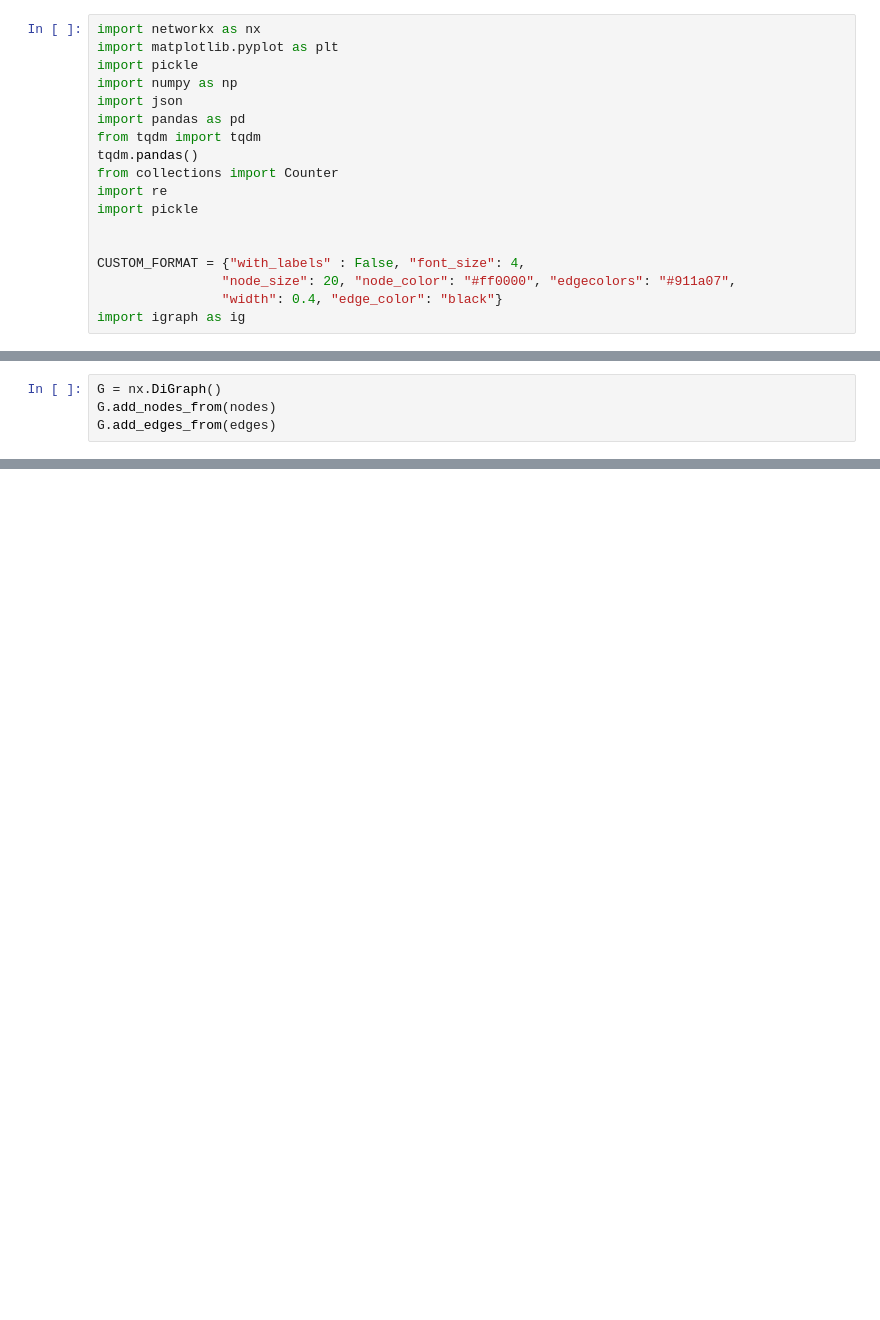
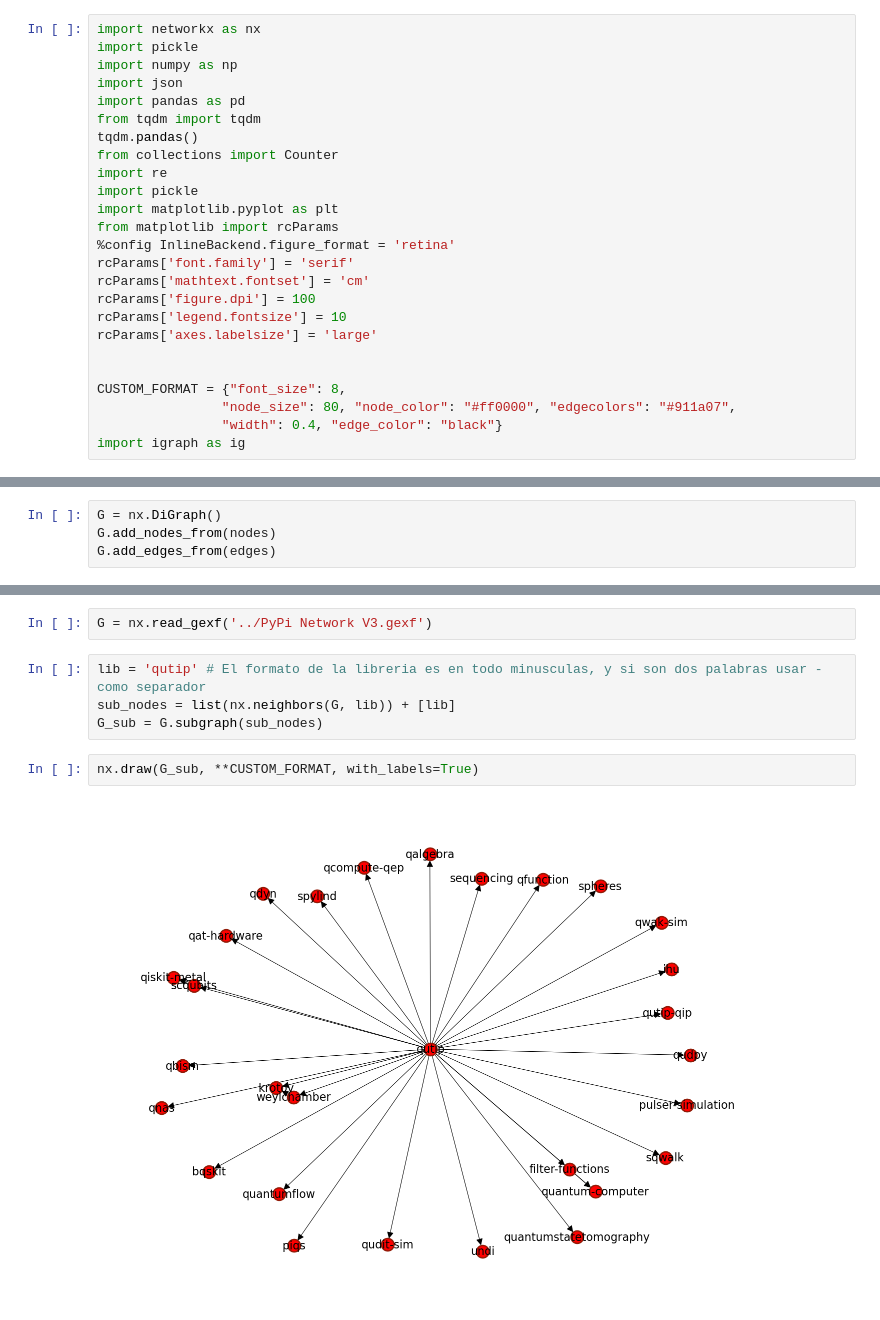
Before and after one commit to facundojgarcia02/CoNet, a Jupyter notebook: Tp Final/analysis/EDA.ipynb, the cells around one changed output, grey strips where cells are left out. Saved outputs shown, nothing was run; the diff lists cells and outputs as text; blank space fills up the shorter version.

```diff
--- a/Tp Final/analysis/EDA.ipynb
+++ b/Tp Final/analysis/EDA.ipynb
@@ -1,6 +1,5 @@
 # %%
 import networkx as nx
-import matplotlib.pyplot as plt
 import pickle
 import numpy as np
 import json
@@ -10,10 +9,18 @@ tqdm.pandas()
 from collections import Counter
 import re
 import pickle
+import matplotlib.pyplot as plt
+from matplotlib import rcParams
+%config InlineBackend.figure_format = 'retina'
+rcParams['font.family'] = 'serif'
+rcParams['mathtext.fontset'] = 'cm'
+rcParams['figure.dpi'] = 100
+rcParams['legend.fontsize'] = 10
+rcParams['axes.labelsize'] = 'large'
 
 
-CUSTOM_FORMAT = {"with_labels" : False, "font_size": 4,
-                "node_size": 20, "node_color": "#ff0000", "edgecolors": "#911a07",
+CUSTOM_FORMAT = {"font_size": 8,
+                "node_size": 80, "node_color": "#ff0000", "edgecolors": "#911a07",
                 "width": 0.4, "edge_color": "black"}
 import igraph as ig
 # %%
@@ -270 +331,11 @@ nx.write_gexf(G, 'PyPi Network V2.gexf')
+# %%
+G = nx.read_gexf('../PyPi Network V3.gexf')
+# %%
+lib = 'qutip' # El formato de la libreria es en todo minusculas, y si son dos palabras usar - como separador
+sub_nodes = list(nx.neighbors(G, lib)) + [lib]
+G_sub = G.subgraph(sub_nodes)
+# %%
+nx.draw(G_sub, **CUSTOM_FORMAT, with_labels=True)
+# %% [output]
+[figure, added]
 # %% [markdown]
```
Also changed, not shown: parts of 50 cells of this notebook, 3 other files.
